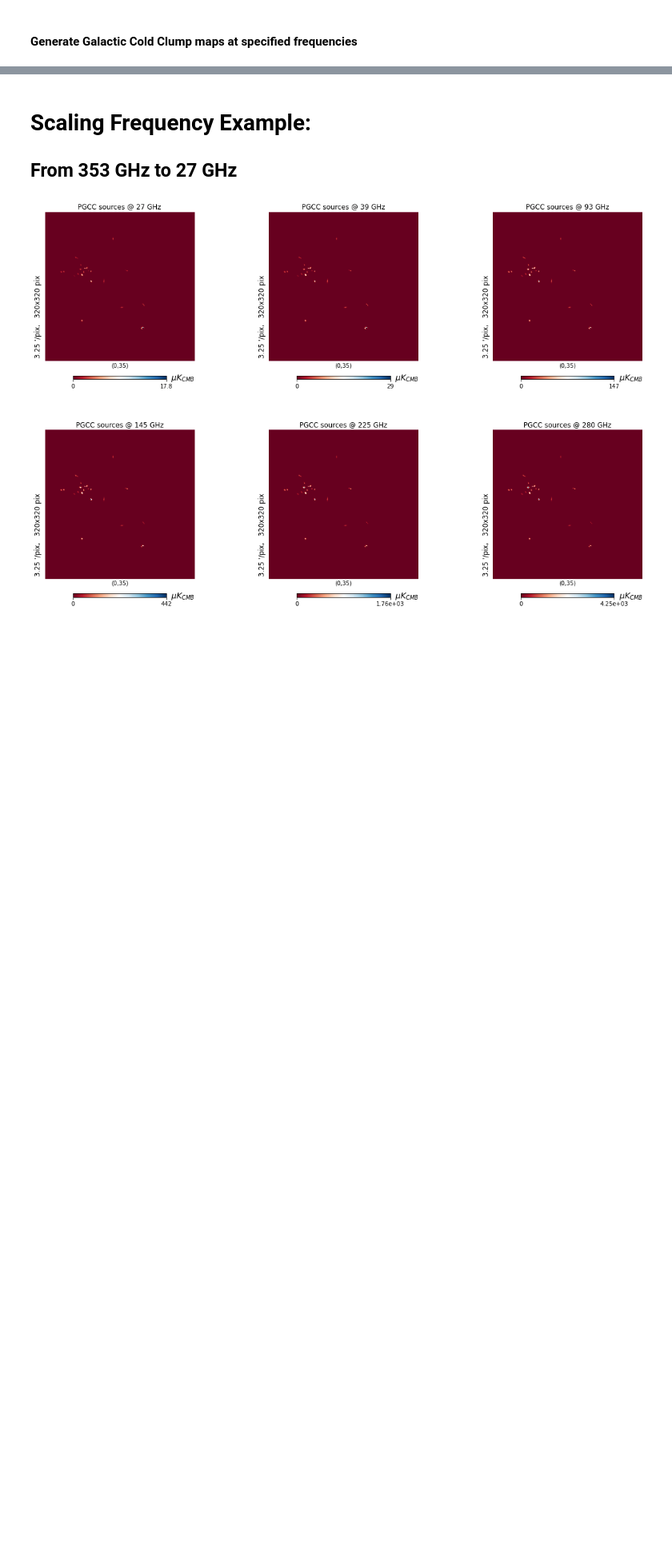
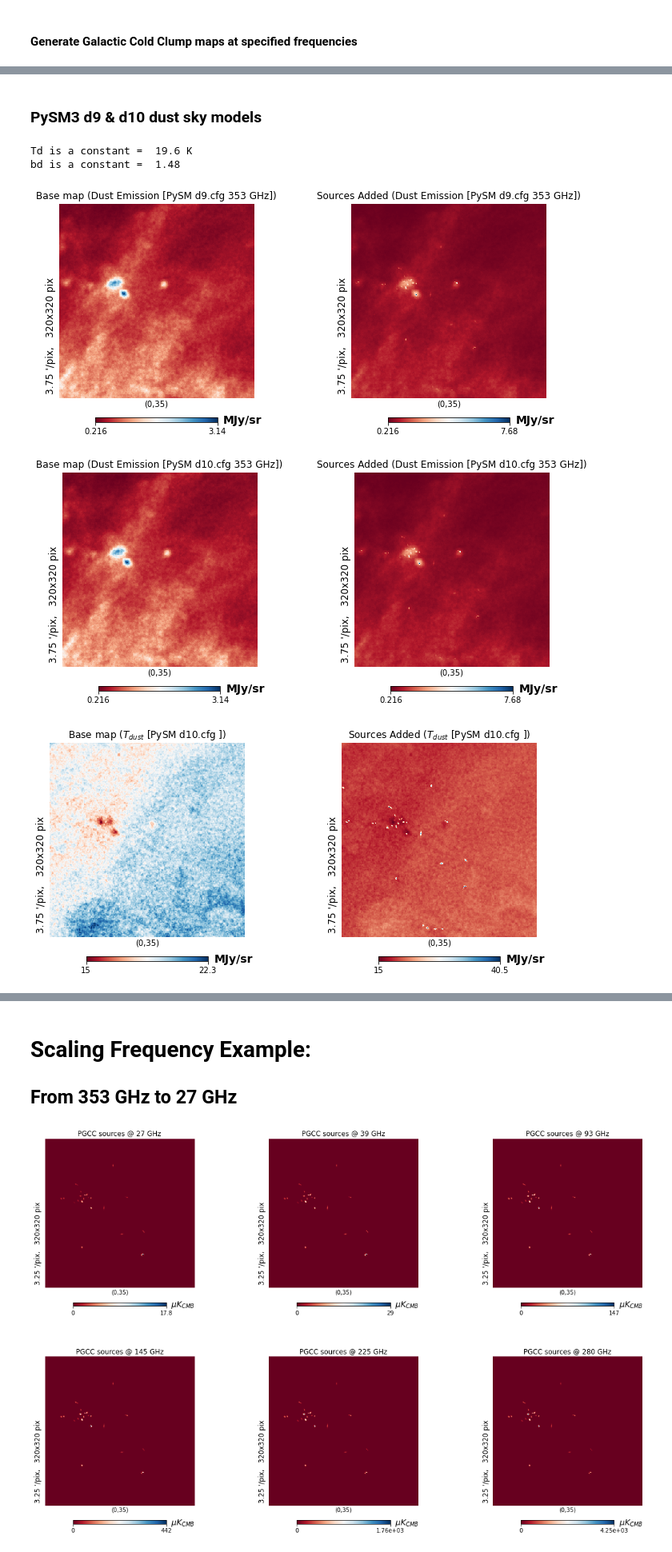
Before and after one commit to justinc97/SO_Galactic_Cold_Clumps, a Jupyter notebook: Test_Notebook.ipynb, the cells around one changed output, grey strips where cells are left out. Shown at 80% size. Cells and saved outputs as stored; diff of their text form; code cells hidden in the pictures; blank space fills up the shorter version.

```diff
--- a/Test_Notebook.ipynb
+++ b/Test_Notebook.ipynb
@@ -104,0 +139,14 @@ plot_compare(gnilc_dust_Bd_nside2048, combined_gnilcmap_beta,
+# %% [markdown]
+### PySM3 d9 & d10 dust sky models
+# %%
+add_PGCC2PySM(2048, 353, u.MJy/u.sr, 'd9.cfg', 'PGCC.csv',
+              rot = [0, 35], reso = 3.75, xsize = 320, ysize = 320, unit = "MJy/sr")
+
+add_PGCC2PySM(2048, 353, u.MJy/u.sr, 'd10.cfg', '/global/homes/j/justinc/SO_Galactic_Cold_Clumps/PGCC.csv',
+              rot = [0, 35], reso = 3.75, xsize = 320, ysize = 320, unit = "MJy/sr")
+# %% [output]
+Td is a constant =  19.6 K
+bd is a constant =  1.48
+[figure, added]
+[figure, added]
+[figure, added]
```
Also changed, not shown: parts of 21 cells of this notebook, 5 other files.
